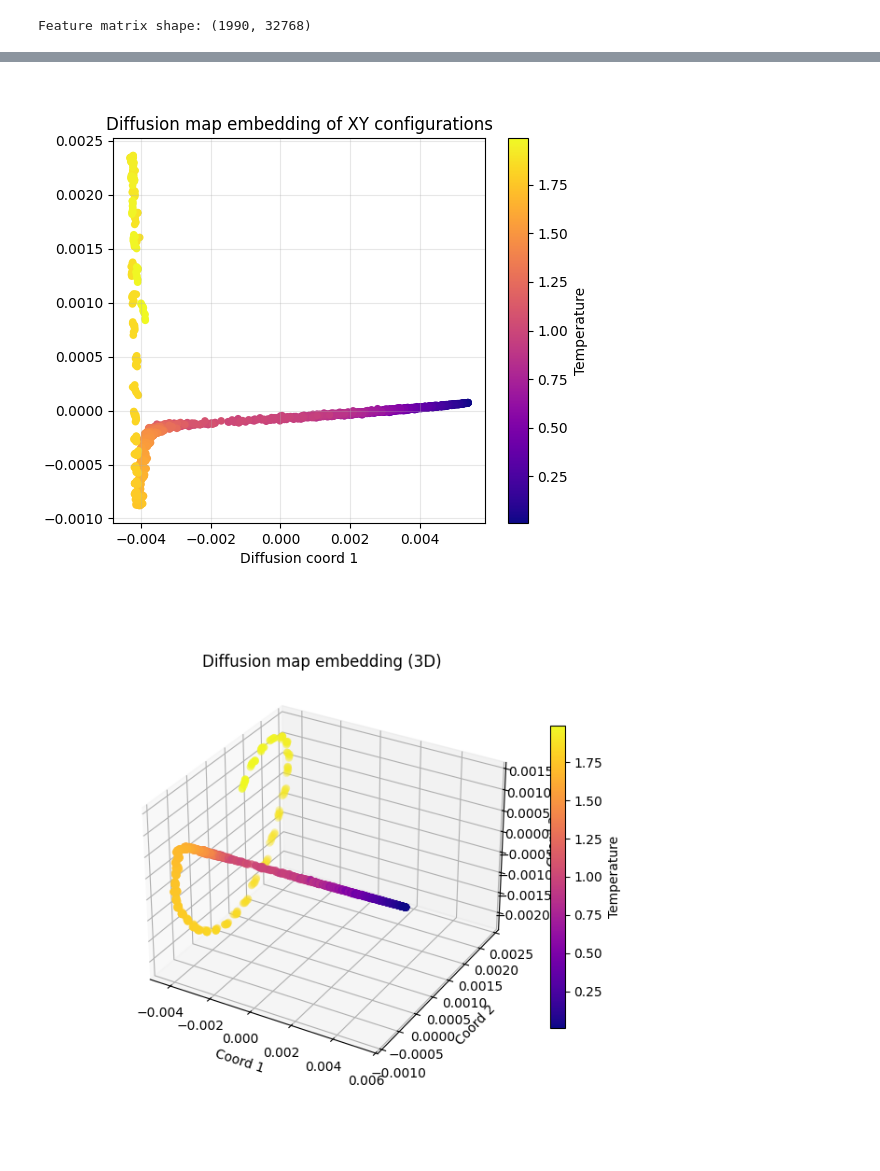
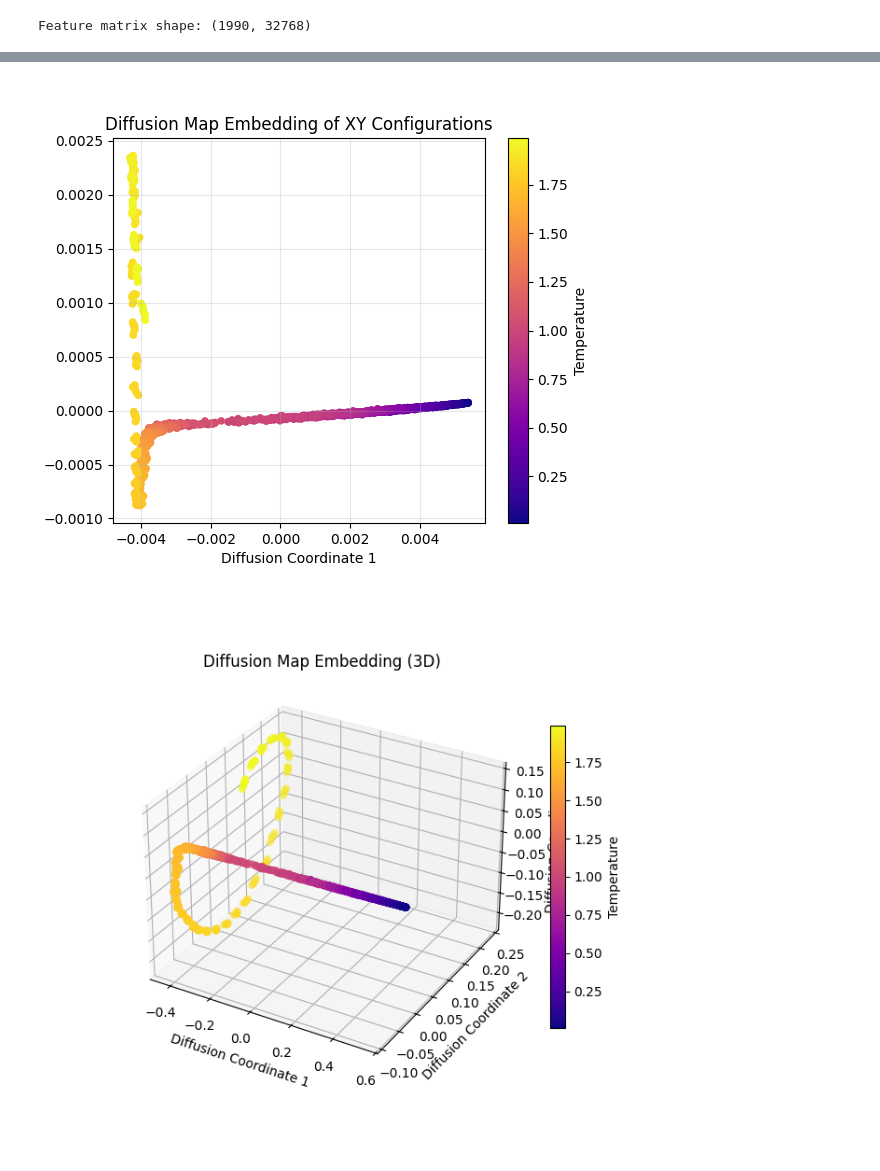
Before and after one commit to neel-j-dev/Classifying-BLK-Transitions, a Jupyter notebook: simulator/XY_Diffusion_Map.ipynb, the cells around one changed output, grey strips where cells are left out. Cells and saved outputs as stored; diff of their text form; code cells hidden in the pictures.

```diff
--- a/simulator/XY_Diffusion_Map.ipynb
+++ b/simulator/XY_Diffusion_Map.ipynb
@@ -10,8 +10,8 @@ import matplotlib.pyplot as plt
 %matplotlib inline
 
 # Path to the compressed dataset produced by build_xy_dataset
-DATA_PATH = Path('xy_dataset_wolff.npz')
-METADATA_PATH = Path('xy_dataset_wolff.metadata.json')
+DATA_PATH = Path('../xy_dataset_wolff_128x128.npz')
+METADATA_PATH = Path('../xy_dataset_wolff.metadata_128x128.json')
 
 if not DATA_PATH.exists():
     raise FileNotFoundError(f"Dataset {DATA_PATH} not found. Update DATA_PATH to point to your file.")
@@ -46,7 +46,7 @@ from sklearn.preprocessing import normalize
 
 # Diffusion map helper
 
-def diffusion_map(data, epsilon=None, n_components=5):
+def diffusion_map(data, epsilon=None, n_components=10):
     # Pairwise Euclidean distances
     dists = pairwise_distances(data, metric='euclidean')
     if epsilon is None:
@@ -72,7 +72,7 @@ def diffusion_map(data, epsilon=None, n_components=5):
     diffusion_coords = diffusion_coords * diffusion_vals
     return diffusion_coords, diffusion_vals, epsilon
 
-embeddings, lambdas, eps = diffusion_map(features, n_components=5)
+embeddings, lambdas, eps = diffusion_map(features, n_components=10)
 print("Eigenvalues:", lambdas)
 print("Epsilon used:", eps)
 # %% [output]
@@ -91,7 +92,7 @@ temperatures = np.array([entry['temperature'] for entry in metadata],
 assert temperatures.shape[0] == num_samples
 
 
-def diffusion_map_O2_invariant(angles, epsilon=None, n_components=5):
+def diffusion_map_O2_invariant(angles, epsilon=None, n_components=10):
     """
     Diffusion map using the O(2)-invariant distance between XY configurations.
 
@@ -152,7 +153,7 @@ def diffusion_map_O2_invariant(angles, epsilon=None, n_components=5):
 
 
 embeddings, lambdas, eps = diffusion_map_O2_invariant(angles,
-                                                      n_components=5)
+                                                      n_components=10)
 print("Eigenvalues:", lambdas)
 print("Epsilon used:", eps)
 # %% [output]
@@ -163,41 +180,41 @@ Epsilon used: 31913.612074959186
 # Plot first two diffusion coordinates colored by temperature
 plt.figure(figsize=(6, 5))
 sc = plt.scatter(embeddings[:, 0], embeddings[:, 1], c=temperatures, cmap='plasma', s=30, edgecolor='none')
-plt.xlabel('Diffusion coord 1')
-plt.ylabel('Diffusion coord 2')
-plt.title('Diffusion map embedding of XY configurations')
+plt.xlabel('Diffusion Coordinate 1')
+plt.ylabel('Diffusion Coordinate 2')
+plt.title('Diffusion Map Embedding of XY Configurations')
 cb = plt.colorbar(sc)
 cb.set_label('Temperature')
 plt.grid(alpha=0.3)
 plt.show()
 # %% [output]
-[figure, old version]
+[figure, new version]
 # %%
 %matplotlib ipympl
 import matplotlib.pyplot as plt
 from mpl_toolkits.mplot3d import Axes3D  # noqa: F401
 
 fig = plt.figure(figsize=(7, 6))
 ax = fig.add_subplot(111, projection='3d')
 
 scatter = ax.scatter(
-    embeddings[:, 0],
-    embeddings[:, 1],
-    embeddings[:, 2],
+    embeddings[:, 0]*100,
+    embeddings[:, 1]*100,
+    embeddings[:, 2]*100,
     c=temperatures,
     cmap='plasma',
     s=35,
     edgecolor='none'
 )
 
-ax.set_xlabel('Coord 1')
-ax.set_ylabel('Coord 2')
-ax.set_zlabel('Coord 3')
-ax.set_title('Diffusion map embedding (3D)')
+ax.set_xlabel('Diffusion Coordinate 1')
+ax.set_ylabel('Diffusion Coordinate 2')
+ax.set_zlabel('Diffusion Coordinate 3')
+ax.set_title('Diffusion Map Embedding (3D)')
 
 cbar = fig.colorbar(scatter, ax=ax, shrink=0.7)
 cbar.set_label('Temperature')
 
 plt.show()
 # %% [output]
-[figure, old version]
+[figure, new version]
```
Also changed, not shown: parts of 11 cells of this notebook, 1 other file.
